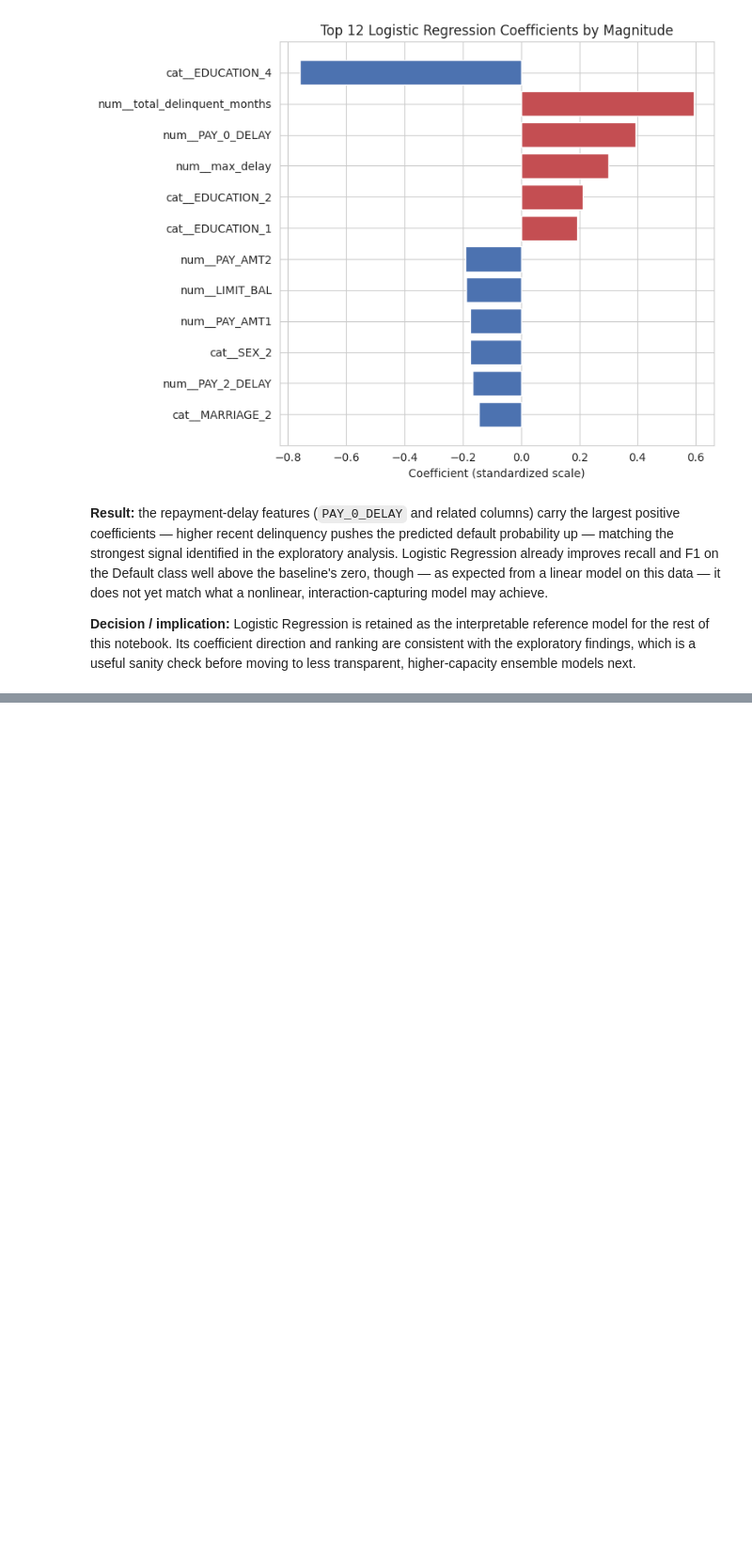
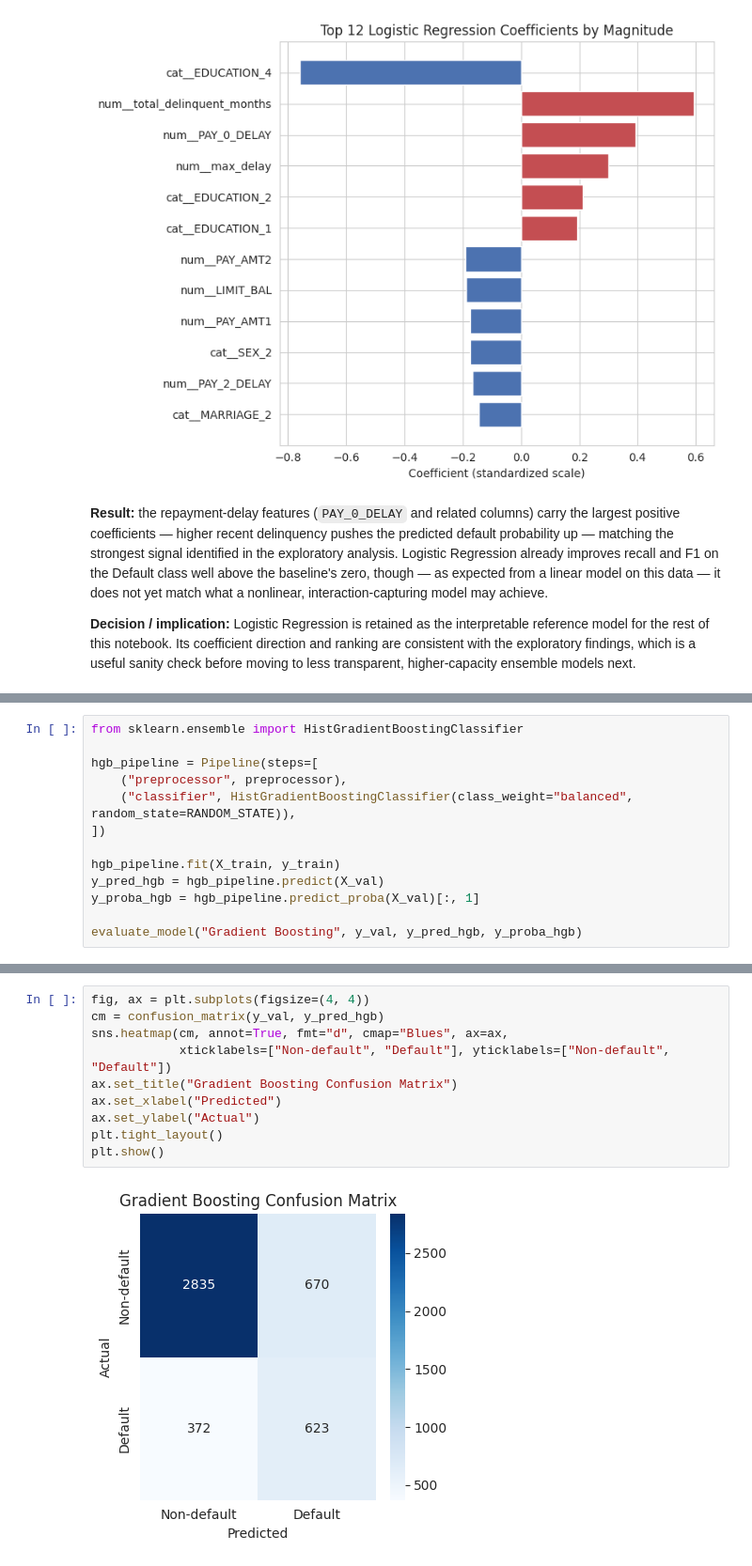
Before and after one commit to arielsharonferdinandus/Credit-Card-Clients-Risk-Prediction, a Jupyter notebook: Main.ipynb, the cells around one changed output, grey strips where cells are left out. Shown at 94% size. Saved outputs shown, nothing was run; the diff lists cells and outputs as text; blank space fills up the shorter version.

```diff
--- a/Main.ipynb
+++ b/Main.ipynb
@@ -1758,0 +1841,13 @@ higher-capacity ensemble models next.
+# %%
+from sklearn.ensemble import HistGradientBoostingClassifier
+
+hgb_pipeline = Pipeline(steps=[
+    ("preprocessor", preprocessor),
+    ("classifier", HistGradientBoostingClassifier(class_weight="balanced", random_state=RANDOM_STATE)),
+])
+
+hgb_pipeline.fit(X_train, y_train)
+y_pred_hgb = hgb_pipeline.predict(X_val)
+y_proba_hgb = hgb_pipeline.predict_proba(X_val)[:, 1]
+
+evaluate_model("Gradient Boosting", y_val, y_pred_hgb, y_proba_hgb)
@@ -1758,0 +1869,12 @@ higher-capacity ensemble models next.
+# %%
+fig, ax = plt.subplots(figsize=(4, 4))
+cm = confusion_matrix(y_val, y_pred_hgb)
+sns.heatmap(cm, annot=True, fmt="d", cmap="Blues", ax=ax,
+            xticklabels=["Non-default", "Default"], yticklabels=["Non-default", "Default"])
+ax.set_title("Gradient Boosting Confusion Matrix")
+ax.set_xlabel("Predicted")
+ax.set_ylabel("Actual")
+plt.tight_layout()
+plt.show()
+# %% [output]
+[figure, added]
```
Also changed, not shown: parts of 12 cells of this notebook.
